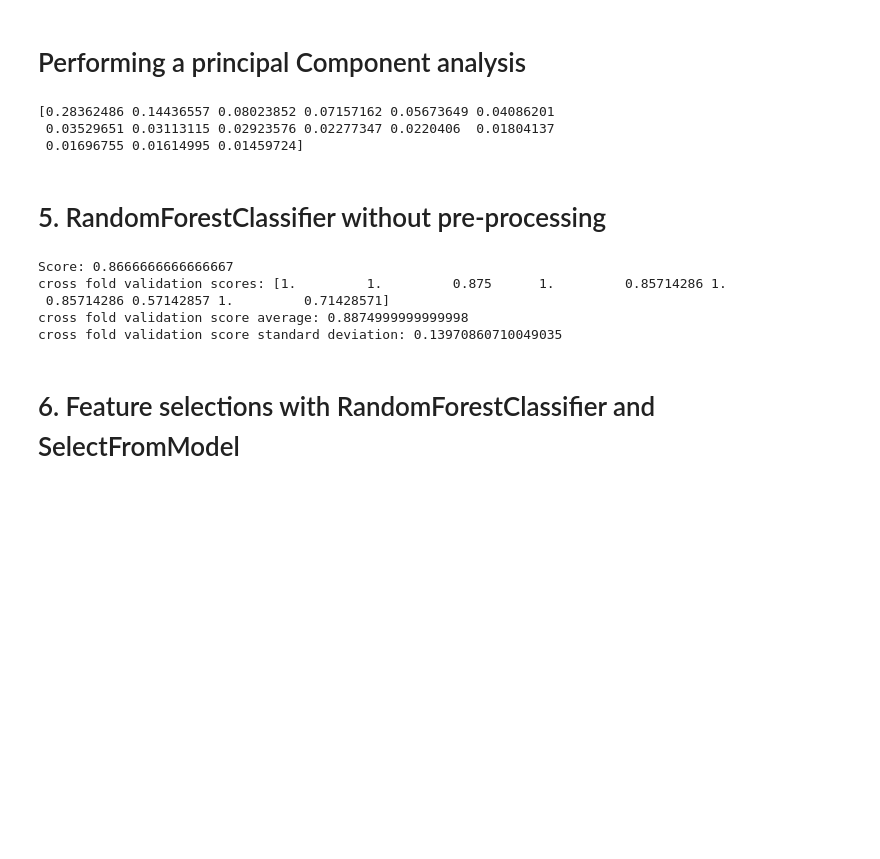
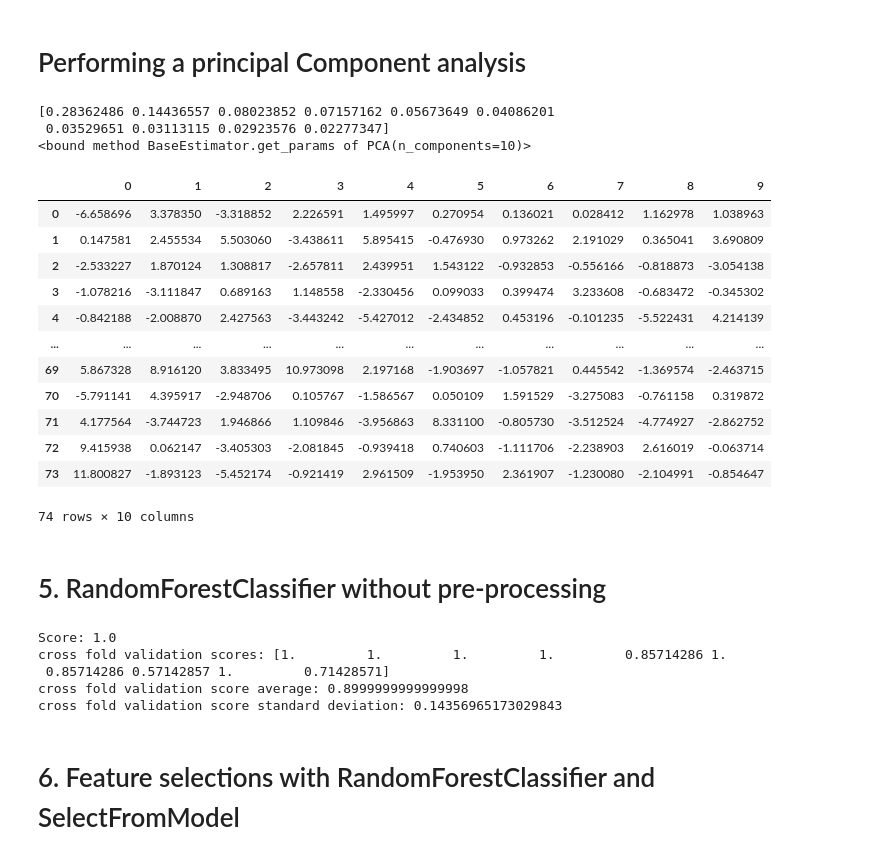
Before and after one commit to robyhartonodev/angewandte-ki-cog-village, a Jupyter notebook: main.ipynb, the cells around one changed output. Drawn from its saved outputs; the diff is of its cells as text; code cells hidden in the pictures; blank space fills up the shorter version.

```diff
--- a/main.ipynb
+++ b/main.ipynb
@@ -161,21 +161,37 @@ df
 # %%
 X = df.iloc[:, :-1].to_numpy() # All features except label
 y = df['label'].to_numpy()
 
-pca = PCA(n_components=15)
+pca = PCA(n_components=10) # CAVE: maybe change the amount of principal components to use
 
 # Standardizing the features
 X = StandardScaler().fit_transform(X)
 
 principal_components = pca.fit_transform(X)
 
 principal_df = pd.DataFrame(data=principal_components)
 
 print(pca.explained_variance_ratio_)
+print(pca.get_params)
+principal_df
+# Plot PCA?
 # %% [output]
 [0.28362486 0.14436557 0.08023852 0.07157162 0.05673649 0.04086201
- 0.03529651 0.03113115 0.02923576 0.02277347 0.0220406  0.01804137
- 0.01696755 0.01614995 0.01459724]
+ 0.03529651 0.03113115 0.02923576 0.02277347]
+<bound method BaseEstimator.get_params of PCA(n_components=10)>
+|  | 0 | 1 | 2 | 3 | 4 | 5 | 6 | 7 | 8 | 9 |
+| 0 | -6.658696 | 3.378350 | -3.318852 | 2.226591 | 1.495997 | 0.270954 | 0.136021 | 0.028412 | 1.162978 | 1.038963 |
+| 1 | 0.147581 | 2.455534 | 5.503060 | -3.438611 | 5.895415 | -0.476930 | 0.973262 | 2.191029 | 0.365041 | 3.690809 |
+| 2 | -2.533227 | 1.870124 | 1.308817 | -2.657811 | 2.439951 | 1.543122 | -0.932853 | -0.556166 | -0.818873 | -3.054138 |
+| 3 | -1.078216 | -3.111847 | 0.689163 | 1.148558 | -2.330456 | 0.099033 | 0.399474 | 3.233608 | -0.683472 | -0.345302 |
+| 4 | -0.842188 | -2.008870 | 2.427563 | -3.443242 | -5.427012 | -2.434852 | 0.453196 | -0.101235 | -5.522431 | 4.214139 |
+| ... | ... | ... | ... | ... | ... | ... | ... | ... | ... | ... |
+| 69 | 5.867328 | 8.916120 | 3.833495 | 10.973098 | 2.197168 | -1.903697 | -1.057821 | 0.445542 | -1.369574 | -2.463715 |
+| 70 | -5.791141 | 4.395917 | -2.948706 | 0.105767 | -1.586567 | 0.050109 | 1.591529 | -3.275083 | -0.761158 | 0.319872 |
+| 71 | 4.177564 | -3.744723 | 1.946866 | 1.109846 | -3.956863 | 8.331100 | -0.805730 | -3.512524 | -4.774927 | -2.862752 |
+| 72 | 9.415938 | 0.062147 | -3.405303 | -2.081845 | -0.939418 | 0.740603 | -1.111706 | -2.238903 | 2.616019 | -0.063714 |
+| 73 | 11.800827 | -1.893123 | -5.452174 | -0.921419 | 2.961509 | -1.953950 | 2.361907 | -1.230080 | -2.104991 | -0.854647 |
+74 rows × 10 columns
 # %% [markdown]
 # 5. RandomForestClassifier without pre-processing
 # %%
@@ -198,11 +214,11 @@ print(f"cross fold validation scores: {scores}")
 print(f"cross fold validation score average: {scores.mean()}")
 print(f"cross fold validation score standard deviation: {scores.std()}")
 # %% [output]
-Score: 0.8666666666666667
-cross fold validation scores: [1.         1.         0.875      1.         0.85714286 1.
+Score: 1.0
+cross fold validation scores: [1.         1.         1.         1.         0.85714286 1.
  0.85714286 0.57142857 1.         0.71428571]
-cross fold validation score average: 0.8874999999999998
-cross fold validation score standard deviation: 0.13970860710049035
+cross fold validation score average: 0.8999999999999998
+cross fold validation score standard deviation: 0.14356965173029843
 # %% [markdown]
 # 6. Feature selections with RandomForestClassifier and SelectFromModel
 # %%
```
